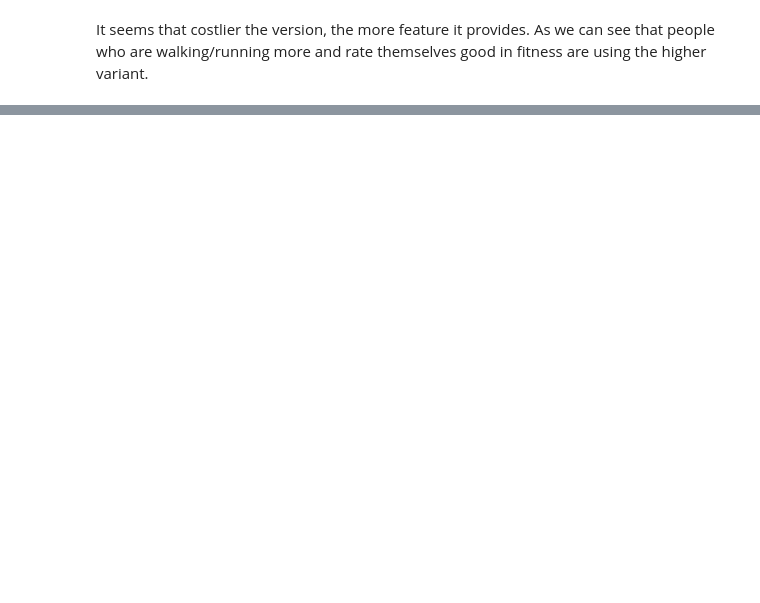
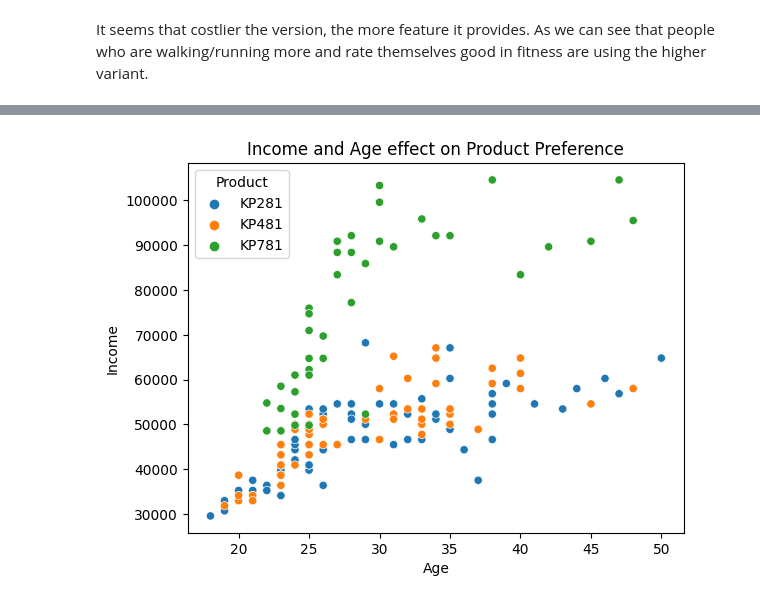
Before and after one commit to shahzarhusain/Aerofit_analysis, a Jupyter notebook: Aerofit_case_study.ipynb, the cells around one changed output, grey strips where cells are left out. Saved outputs shown, nothing was run; the diff lists cells and outputs as text; code cells hidden in the pictures; blank space fills up the shorter version.

```diff
--- a/Aerofit_case_study.ipynb
+++ b/Aerofit_case_study.ipynb
@@ -296,0 +334,5 @@ px.scatter(df, x = 'Age', y = 'Income', size = 'Miles', color = 'MaritalStatus')
+# %%
+# to analyse the Age column, let's create some age bins for our analysis
+age_range = list(range(17,51,4))
+df['AgeRange']= pd.cut(df['Age'], bins = age_range, labels = ['18-22','23-26','27-30','31-34','35-38','39-42','43-46','47-50'])
+df.head()
@@ -296,0 +373,6 @@ px.scatter(df, x = 'Age', y = 'Income', size = 'Miles', color = 'MaritalStatus')
+# %%
+sns.scatterplot(data = df, x = 'Age', y = 'Income', hue = 'Product')
+plt.title('Income and Age effect on Product Preference')
+plt.show()
+# %% [output]
+[figure, added]
```
Also changed, not shown: parts of 25 cells of this notebook.
